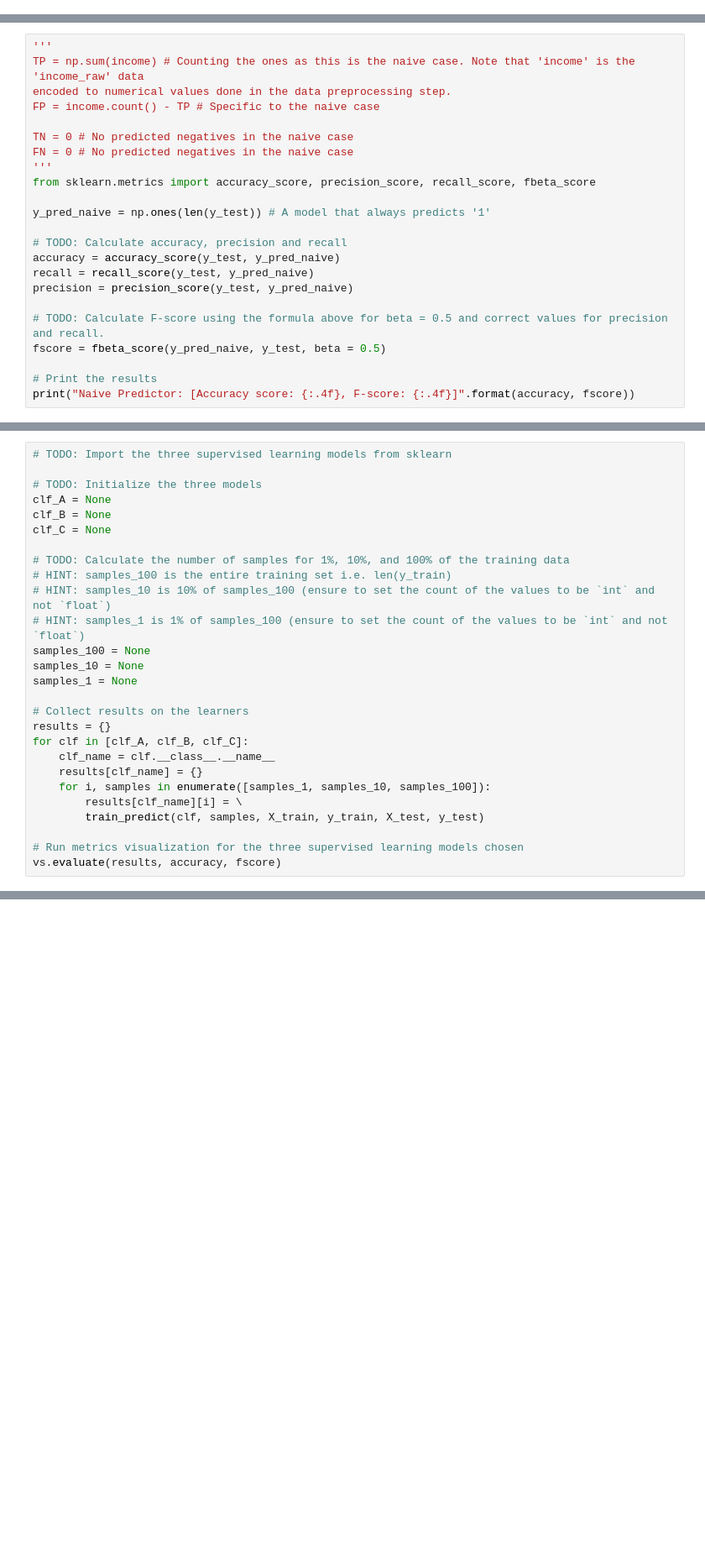
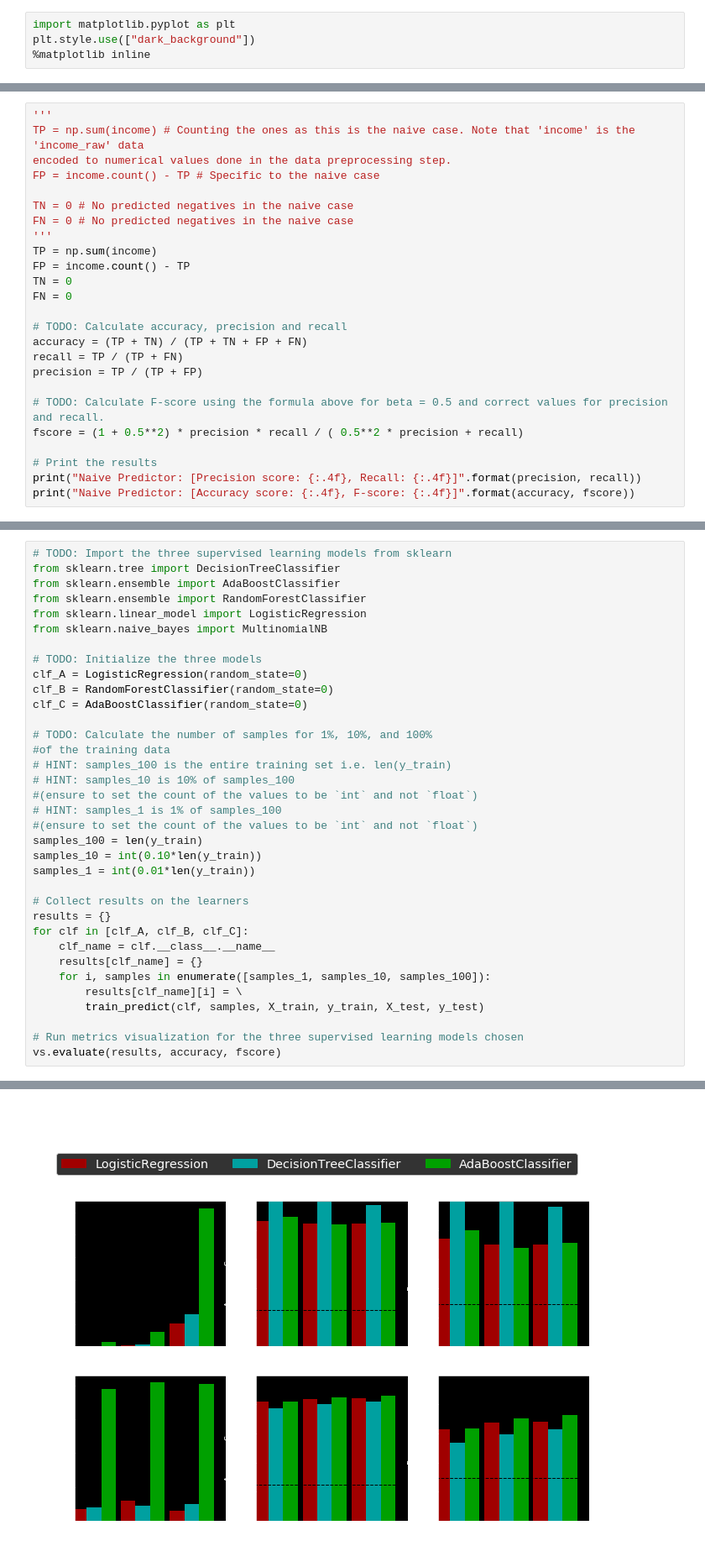
Before and after one commit to homayoonmoradi/Charity, a Jupyter notebook: finding_donors.ipynb, the cells around one changed output, grey strips where cells are left out. Shown at 84% size. Saved outputs shown, nothing was run; the diff lists cells and outputs as text; blank space fills up the shorter version.

```diff
--- a/finding_donors.ipynb
+++ b/finding_donors.ipynb
@@ -47,6 +44,10 @@ display(data.head(n=2))
 |  | age | workclass | education_level | education-num | marital-status | occupation | relationship | race | ... |
 | 0 | 39 | State-gov | Bachelors | 13.0 | Never-married | Adm-clerical | Not-in-family | White | ... |
 | 1 | 50 | Self-emp-not-inc | Bachelors | 13.0 | Married-civ-spouse | Exec-managerial | Husband | White | ... |
+# %%
+import matplotlib.pyplot as plt
+plt.style.use(["dark_background"])
+%matplotlib inline
 # %% [markdown]
 ### Implementation: Data Exploration
 A cursory investigation of the dataset will determine how many individuals fit into either group, and will tell us about the percentage of these individuals making more than \$50,000. In the code cell below, you will need to compute the following:
@@ -272,18 +268,20 @@ FP = income.count() - TP # Specific to the naive case
 TN = 0 # No predicted negatives in the naive case
 FN = 0 # No predicted negatives in the naive case
 '''
-from sklearn.metrics import accuracy_score, precision_score, recall_score, fbeta_score
-
-y_pred_naive = np.ones(len(y_test)) # A model that always predicts '1'
+TP = np.sum(income)
+FP = income.count() - TP
+TN = 0
+FN = 0
 
 # TODO: Calculate accuracy, precision and recall
-accuracy = accuracy_score(y_test, y_pred_naive)
-recall = recall_score(y_test, y_pred_naive)
-precision = precision_score(y_test, y_pred_naive)
+accuracy = (TP + TN) / (TP + TN + FP + FN)
+recall = TP / (TP + FN)
+precision = TP / (TP + FP)
 
 # TODO: Calculate F-score using the formula above for beta = 0.5 and correct values for precision and recall.
-fscore = fbeta_score(y_pred_naive, y_test, beta = 0.5)
+fscore = (1 + 0.5**2) * precision * recall / ( 0.5**2 * precision + recall)
 
 # Print the results
+print("Naive Predictor: [Precision score: {:.4f}, Recall: {:.4f}]".format(precision, recall))
 print("Naive Predictor: [Accuracy score: {:.4f}, F-score: {:.4f}]".format(accuracy, fscore))
 # %% [output]
@@ -413,19 +420,27 @@ In the code cell, you will need to implement the following:
 **Note:** Depending on which algorithms you chose, the following implementation may take some time to run!
 # %%
 # TODO: Import the three supervised learning models from sklearn
+from sklearn.tree import DecisionTreeClassifier
+from sklearn.ensemble import AdaBoostClassifier
+from sklearn.ensemble import RandomForestClassifier
+from sklearn.linear_model import LogisticRegression
+from sklearn.naive_bayes import MultinomialNB
 
 # TODO: Initialize the three models
-clf_A = None
-clf_B = None
-clf_C = None
+clf_A = LogisticRegression(random_state=0)
+clf_B = RandomForestClassifier(random_state=0)
+clf_C = AdaBoostClassifier(random_state=0)
 
-# TODO: Calculate the number of samples for 1%, 10%, and 100% of the training data
+# TODO: Calculate the number of samples for 1%, 10%, and 100%
+#of the training data
 # HINT: samples_100 is the entire training set i.e. len(y_train)
-# HINT: samples_10 is 10% of samples_100 (ensure to set the count of the values to be `int` and not `float`)
-# HINT: samples_1 is 1% of samples_100 (ensure to set the count of the values to be `int` and not `float`)
-samples_100 = None
-samples_10 = None
-samples_1 = None
+# HINT: samples_10 is 10% of samples_100
+#(ensure to set the count of the values to be `int` and not `float`)
+# HINT: samples_1 is 1% of samples_100
+#(ensure to set the count of the values to be `int` and not `float`)
+samples_100 = len(y_train)
+samples_10 = int(0.10*len(y_train))
+samples_1 = int(0.01*len(y_train))
 
 # Collect results on the learners
 results = {}
@@ -438,3 +453,4 @@ for clf in [clf_A, clf_B, clf_C]:
 
 # Run metrics visualization for the three supervised learning models chosen
 vs.evaluate(results, accuracy, fscore)
+# %% [output]
@@ -441,3 +466,4 @@ vs.evaluate(results, accuracy, fscore)
+[figure, added]
 # %% [markdown]
 ----
 ## Improving Results
```
Also changed, not shown: parts of 23 cells of this notebook, 1 other file.
